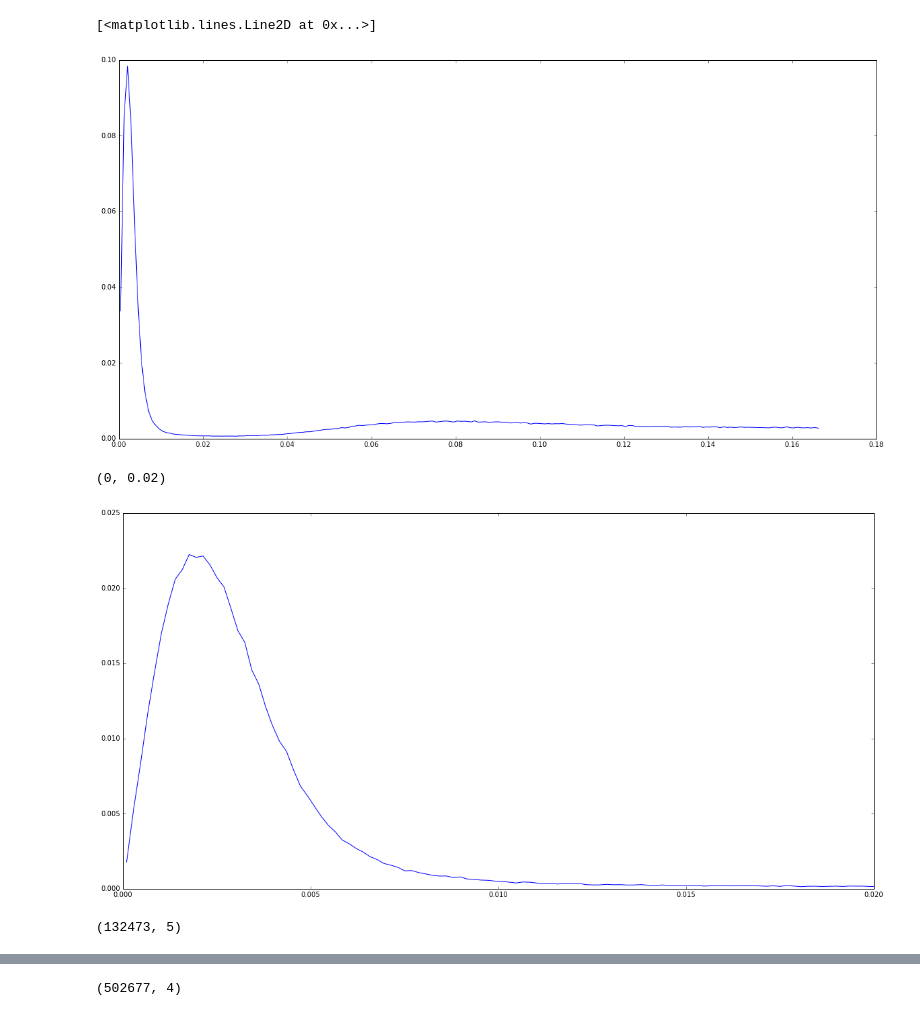
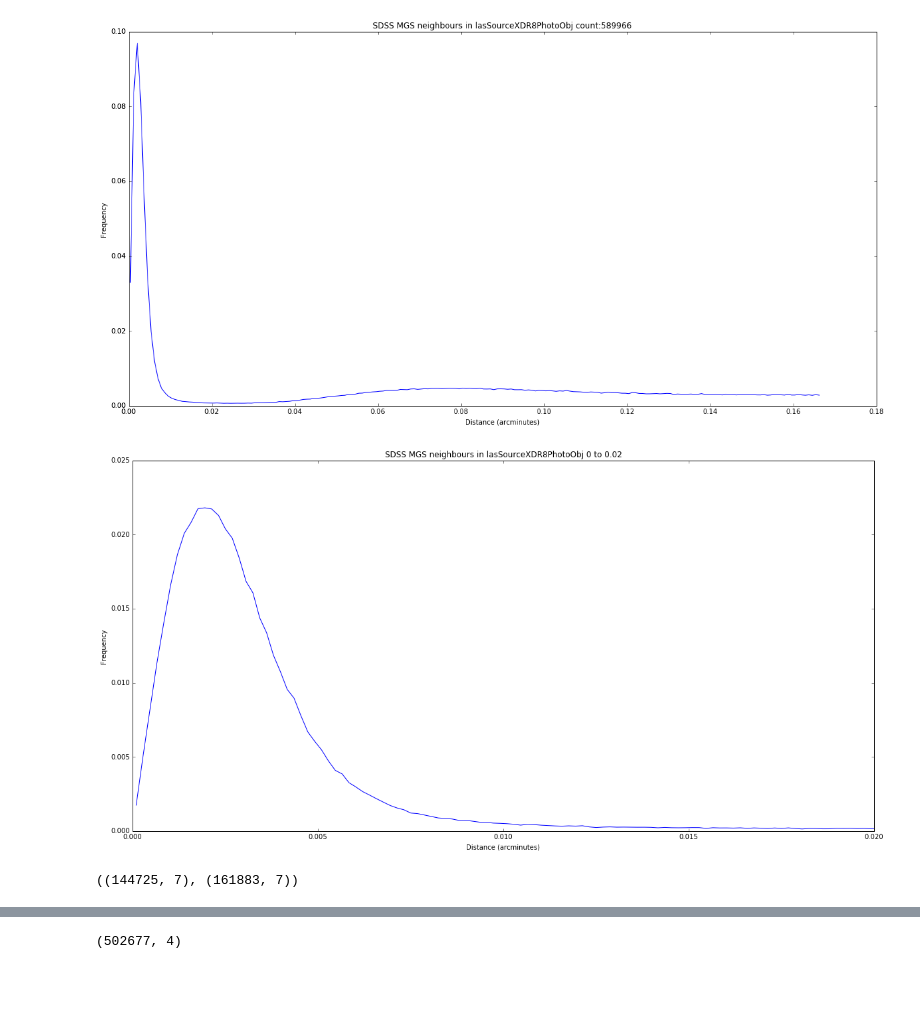
Before and after one commit to calumhrmurray/MPhysProject, a Jupyter notebook: match_catalogs/init_look.ipynb, the cells around one changed output, grey strips where cells are left out. Drawn from its saved outputs; the diff is of its cells as text; code cells hidden in the pictures; blank space fills up the shorter version.

```diff
--- a/match_catalogs/init_look.ipynb
+++ b/match_catalogs/init_look.ipynb
@@ -18,13 +18,17 @@ def plot_hist(array,bin_num):
 # %%
 bins, n = plot_hist([row[1] for row in array],200)
 
 step = 0.5*(bins[1]-bins[0])
 
 plt.figure(figsize=(20,10))
 plt.plot(bins[:-1]+step, n)
+plt.xlabel('Distance (arcminutes)')
+plt.ylabel('Frequency')
+title_str= 'SDSS MGS neighbours in lasSourceXDR8PhotoObj count:'+str(len(array))
+plt.title(title_str)
+plt.savefig('sdss_mgs_neighbours.png')
 # %% [output]
-[<matplotlib.lines.Line2D at 0x...>]
-[figure, old version]
+[figure, new version]
 # %%
 bins, n = plot_hist([row[1] for row in array],900)
 
@@ -33,14 +37,19 @@ step = 0.5*(bins[1]-bins[0])
 plt.figure(figsize=(20,10))
 plt.plot(bins[:-1]+step, n)
 plt.xlim(0,0.02)
+plt.xlabel('Distance (arcminutes)')
+plt.ylabel('Frequency')
+plt.title('SDSS MGS neighbours in lasSourceXDR8PhotoObj 0 to 0.02')
+plt.savefig('sdss_mgs_neighbours_reduced_range.png')
 # %% [output]
-(0, 0.02)
-[figure, old version]
+[figure, new version]
 # %%
 matched_array = np.load('/home/calum/Documents/Mphys_data/match_catalogs/sdss_match.npy')
-matched_array.shape
+larger_matched_array = np.load('/home/calum/Documents/Mphys_data/match_catalogs/sdss_match_01.npy')
+
+matched_array.shape, larger_matched_array.shape
 # %% [output]
-(132473, 5)
+((144725, 7), (161883, 7))
 # %%
 bins, n = plot_hist([row[1] for row in matched_array],25)
 
```
Also changed, not shown: parts of 16 cells of this notebook, 31 other files.
